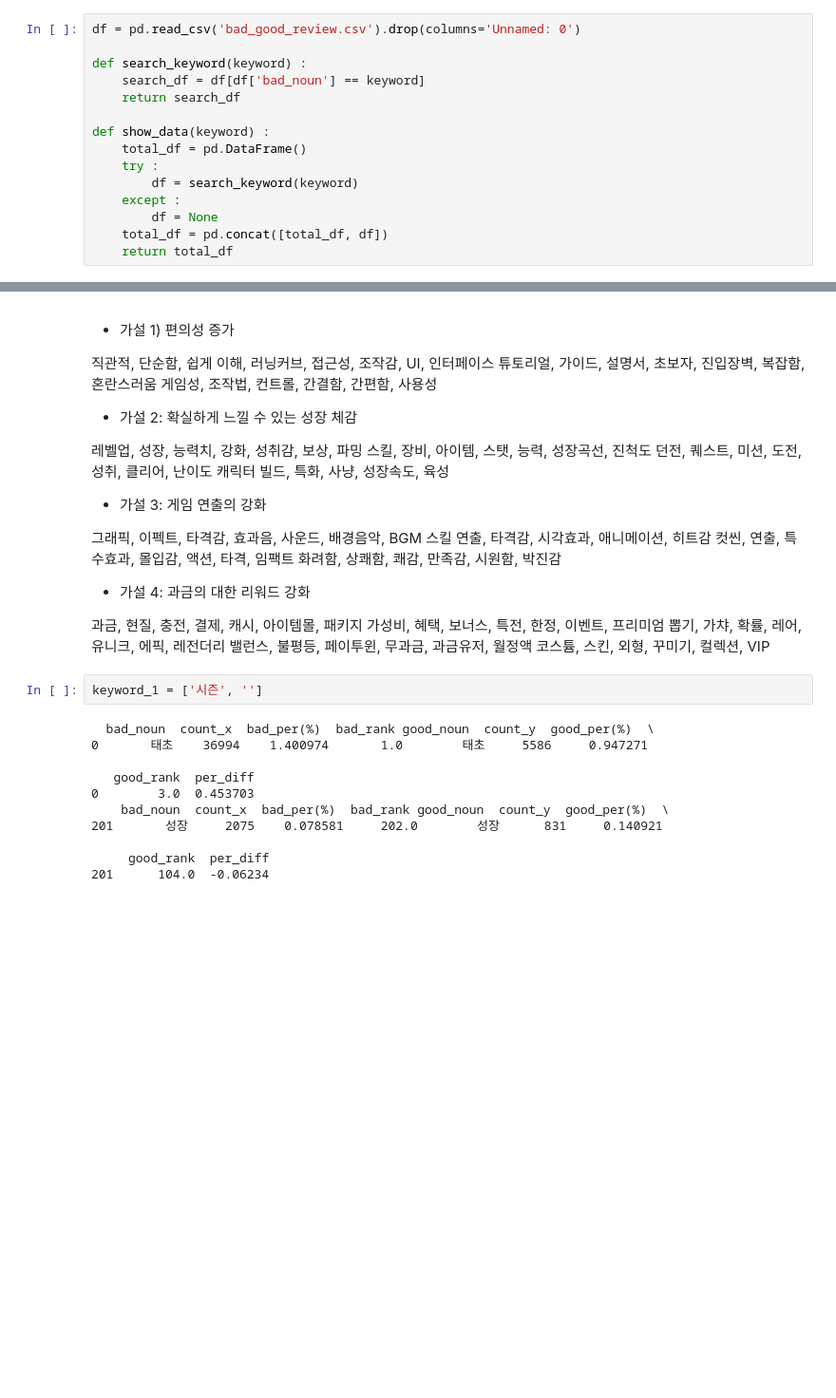
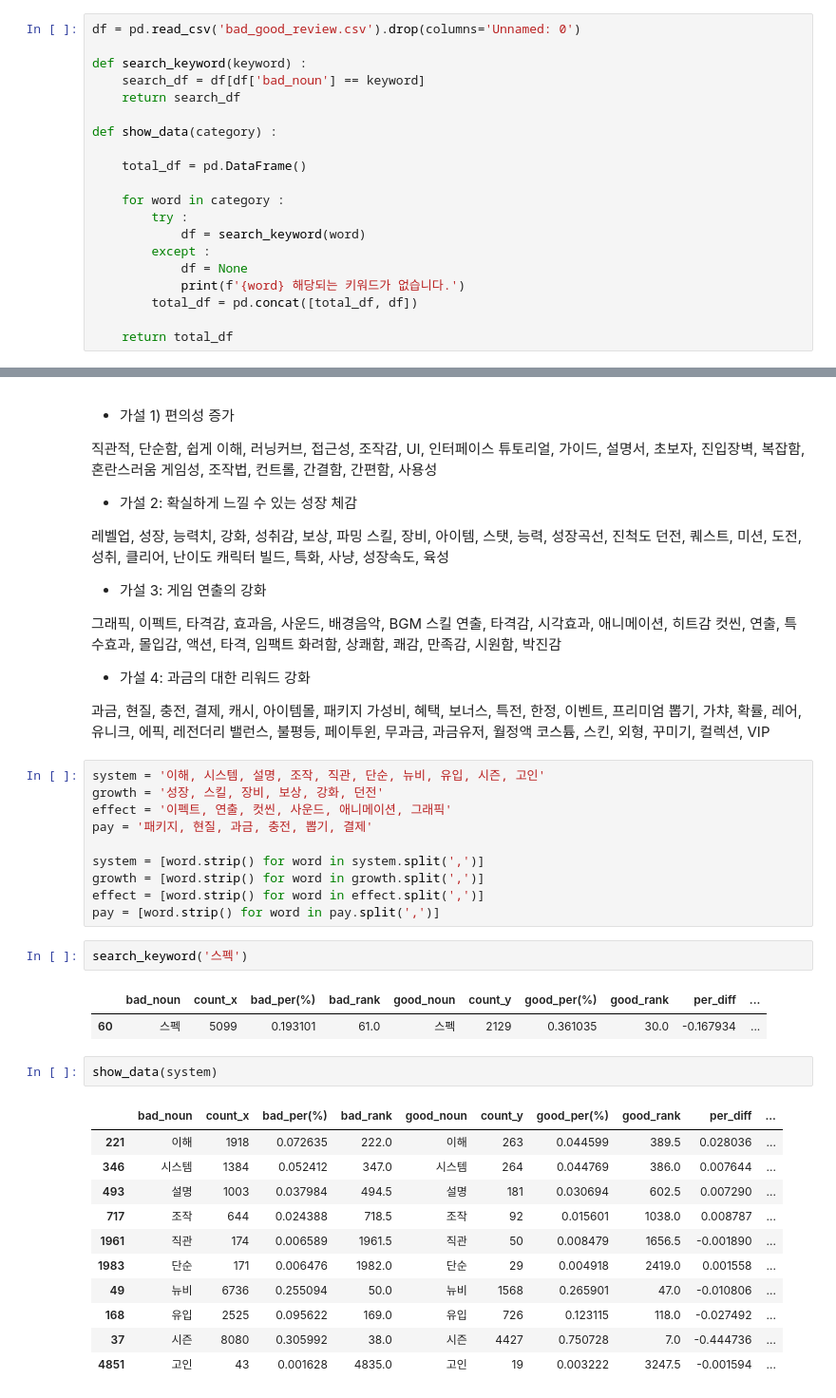
Before and after one commit to JMinkyu/nexon_funqa, a Jupyter notebook: 02. feature analysis/04. EDA.ipynb, the cells around one changed output, grey strips where cells are left out. Shown at 95% size. Cells and saved outputs as stored; diff of their text form; blank space fills up the shorter version.

```diff
--- a/02. feature analysis/04. EDA.ipynb
+++ b/02. feature analysis/04. EDA.ipynb
@@ -7,11 +18,16 @@ def search_keyword(keyword) :
     search_df = df[df['bad_noun'] == keyword]
     return search_df
 
-def show_data(keyword) :
+def show_data(category) :
+
     total_df = pd.DataFrame()
-    try :
-        df = search_keyword(keyword)
-    except :
-        df = None
-    total_df = pd.concat([total_df, df])
+
+    for word in category :
+        try :
+            df = search_keyword(word)
+        except :
+            df = None
+            print(f'{word} 해당되는 키워드가 없습니다.')
+        total_df = pd.concat([total_df, df])
+
     return total_df
@@ -44,16 +98,32 @@ def show_data(keyword) :
 뽑기, 가챠, 확률, 레어, 유니크, 에픽, 레전더리
 밸런스, 불평등, 페이투윈, 무과금, 과금유저, 월정액
 코스튬, 스킨, 외형, 꾸미기, 컬렉션, VIP
-# %%
-keyword_1 = ['시즌', '']
-# %% [output]
-  bad_noun  count_x  bad_per(%)  bad_rank good_noun  count_y  good_per(%)  \
-0       태초    36994    1.400974       1.0        태초     5586     0.947271
-
-   good_rank  per_diff
-0        3.0  0.453703
-    bad_noun  count_x  bad_per(%)  bad_rank good_noun  count_y  good_per(%)  \
-201       성장     2075    0.078581     202.0        성장      831     0.140921
-
-     good_rank  per_diff
-201      104.0  -0.06234
+# %%
+system = '이해, 시스템, 설명, 조작, 직관, 단순, 뉴비, 유입, 시즌, 고인'
+growth = '성장, 스킬, 장비, 보상, 강화, 던전'
+effect = '이펙트, 연출, 컷씬, 사운드, 애니메이션, 그래픽'
+pay = '패키지, 현질, 과금, 충전, 뽑기, 결제'
+
+system = [word.strip() for word in system.split(',')]
+growth = [word.strip() for word in growth.split(',')]
+effect = [word.strip() for word in effect.split(',')]
+pay = [word.strip() for word in pay.split(',')]
+# %%
+search_keyword('스펙')
+# %% [output]
+|  | bad_noun | count_x | bad_per(%) | bad_rank | good_noun | count_y | good_per(%) | good_rank | per_diff | ... |
+| 60 | 스펙 | 5099 | 0.193101 | 61.0 | 스펙 | 2129 | 0.361035 | 30.0 | -0.167934 | ... |
+# %%
+show_data(system)
+# %% [output]
+|  | bad_noun | count_x | bad_per(%) | bad_rank | good_noun | count_y | good_per(%) | good_rank | per_diff | ... |
+| 221 | 이해 | 1918 | 0.072635 | 222.0 | 이해 | 263 | 0.044599 | 389.5 | 0.028036 | ... |
+| 346 | 시스템 | 1384 | 0.052412 | 347.0 | 시스템 | 264 | 0.044769 | 386.0 | 0.007644 | ... |
+| 493 | 설명 | 1003 | 0.037984 | 494.5 | 설명 | 181 | 0.030694 | 602.5 | 0.007290 | ... |
+| 717 | 조작 | 644 | 0.024388 | 718.5 | 조작 | 92 | 0.015601 | 1038.0 | 0.008787 | ... |
+| 1961 | 직관 | 174 | 0.006589 | 1961.5 | 직관 | 50 | 0.008479 | 1656.5 | -0.001890 | ... |
+| 1983 | 단순 | 171 | 0.006476 | 1982.0 | 단순 | 29 | 0.004918 | 2419.0 | 0.001558 | ... |
+| 49 | 뉴비 | 6736 | 0.255094 | 50.0 | 뉴비 | 1568 | 0.265901 | 47.0 | -0.010806 | ... |
+| 168 | 유입 | 2525 | 0.095622 | 169.0 | 유입 | 726 | 0.123115 | 118.0 | -0.027492 | ... |
+| 37 | 시즌 | 8080 | 0.305992 | 38.0 | 시즌 | 4427 | 0.750728 | 7.0 | -0.444736 | ... |
+| 4851 | 고인 | 43 | 0.001628 | 4835.0 | 고인 | 19 | 0.003222 | 3247.5 | -0.001594 | ... |
```
Also changed, not shown: parts of 10 cells of this notebook, 1 other file.
